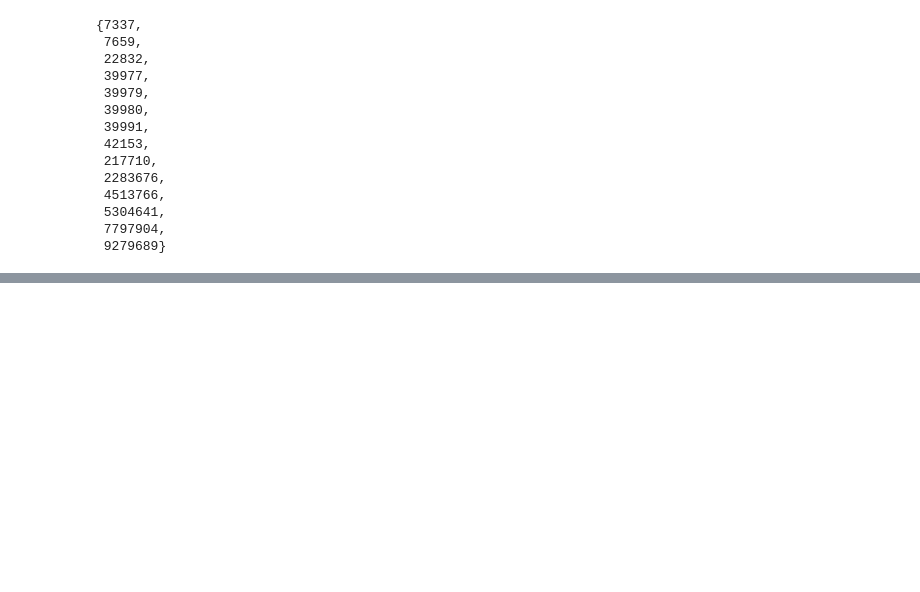
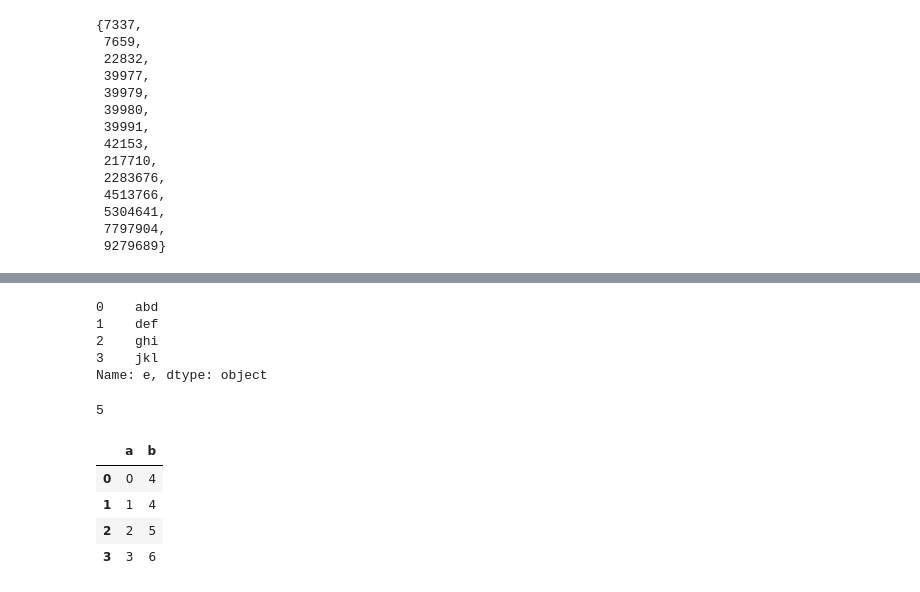
Before and after one commit to alpinechicken/blocmarket, a Jupyter notebook: bots/BetfairDataTest.ipynb, the cells around one changed output, grey strips where cells are left out. Saved outputs shown, nothing was run; the diff lists cells and outputs as text; code cells hidden in the pictures; blank space fills up the shorter version.

```diff
--- a/bots/BetfairDataTest.ipynb
+++ b/bots/BetfairDataTest.ipynb
@@ -215,0 +233,20 @@ set(records.runnerid)
+# %%
+z1.loc[0]
+# %% [output]
+0    abd
+1    def
+2    ghi
+3    jkl
+Name: e, dtype: object
+# %%
+z1.loc[1, 'd']
+# %% [output]
+5
+# %%
+z
+# %% [output]
+|  | a | b |
+| 0 | 0 | 4 |
+| 1 | 1 | 4 |
+| 2 | 2 | 5 |
+| 3 | 3 | 6 |
```
Also changed, not shown: parts of 2 cells of this notebook, 11 other files.
